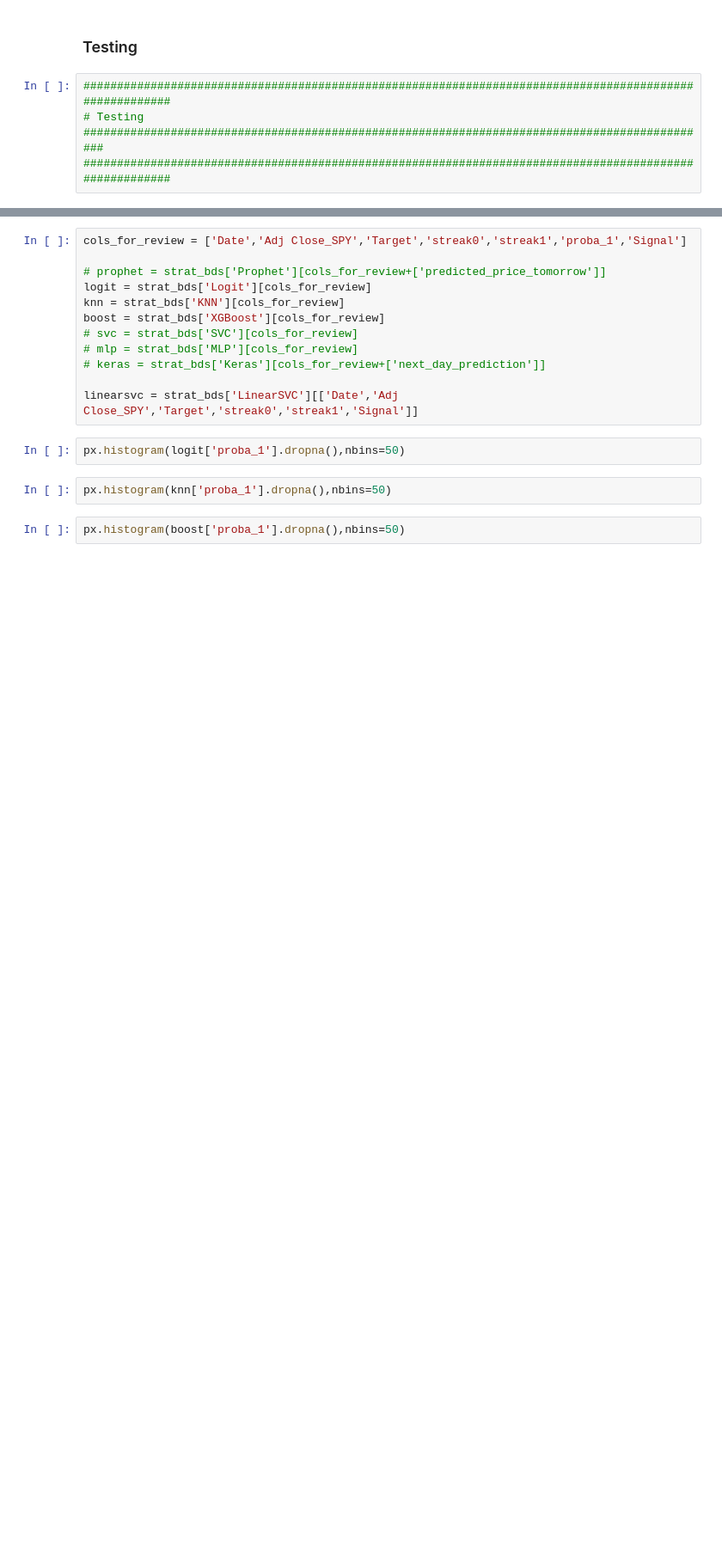
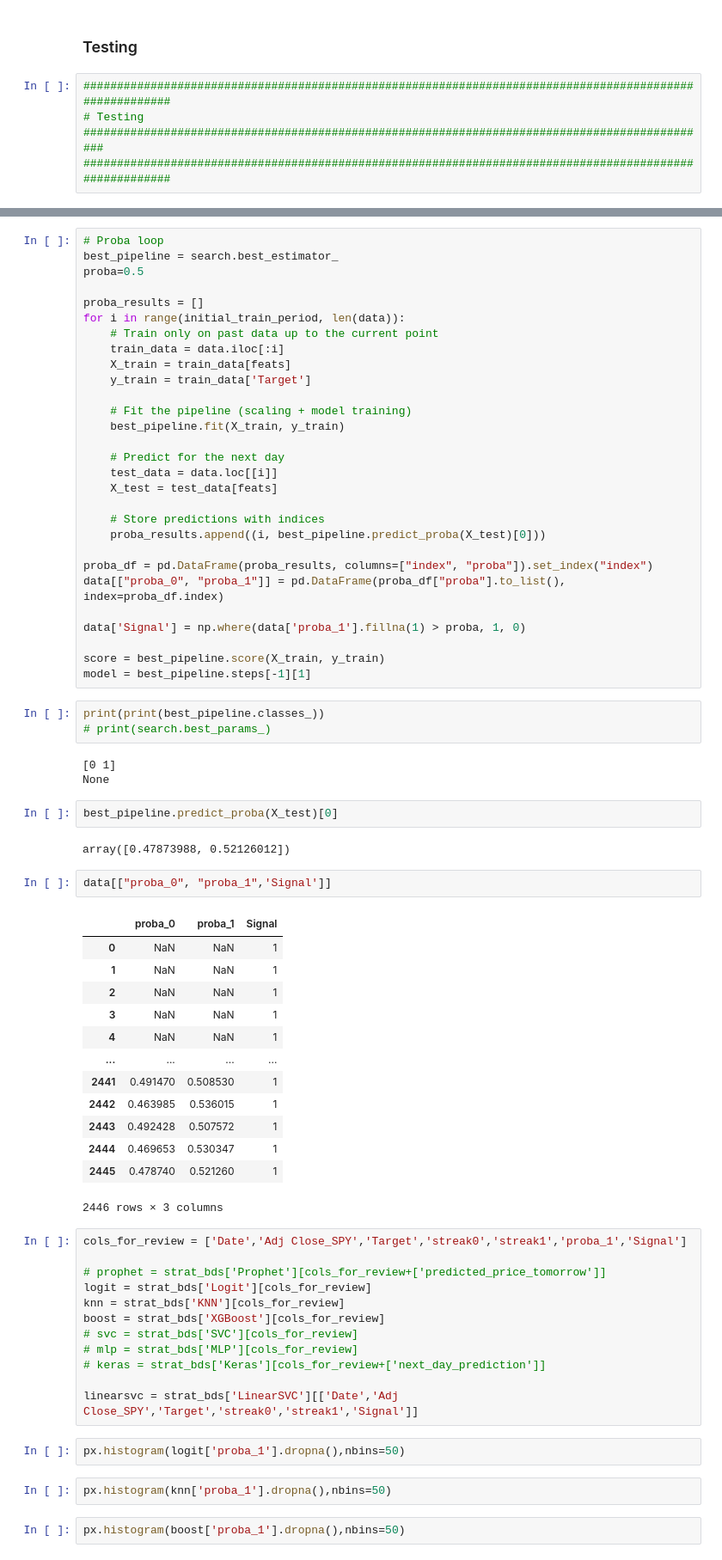
Before and after one commit to kylezengo/preds, a Jupyter notebook: Predict a Stock.ipynb, the cells around one changed output, grey strips where cells are left out. Shown at 86% size. Cells and saved outputs as stored; diff of their text form; blank space fills up the shorter version.

```diff
--- a/Predict a Stock.ipynb
+++ b/Predict a Stock.ipynb
@@ -268,3 +342,58 @@ review.sort_values(by='pct_right', ascending=False)
+# %%
+# Proba loop
+best_pipeline = search.best_estimator_
+proba=0.5
+
+proba_results = []
+for i in range(initial_train_period, len(data)):
+    # Train only on past data up to the current point
+    train_data = data.iloc[:i]
+    X_train = train_data[feats]
+    y_train = train_data['Target']
+
+    # Fit the pipeline (scaling + model training)
+    best_pipeline.fit(X_train, y_train)
+
+    # Predict for the next day
+    test_data = data.loc[[i]]
+    X_test = test_data[feats]
+
+    # Store predictions with indices
+    proba_results.append((i, best_pipeline.predict_proba(X_test)[0]))
+
+proba_df = pd.DataFrame(proba_results, columns=["index", "proba"]).set_index("index")
+data[["proba_0", "proba_1"]] = pd.DataFrame(proba_df["proba"].to_list(), index=proba_df.index)
+
+data['Signal'] = np.where(data['proba_1'].fillna(1) > proba, 1, 0)
+
+score = best_pipeline.score(X_train, y_train)
+model = best_pipeline.steps[-1][1]
+# %%
+print(print(best_pipeline.classes_))
+# print(search.best_params_)
+# %% [output]
+[0 1]
+None
+# %%
+best_pipeline.predict_proba(X_test)[0]
+# %% [output]
+array([0.47873988, 0.52126012])
+# %%
+data[["proba_0", "proba_1",'Signal']]
+# %% [output]
+|  | proba_0 | proba_1 | Signal |
+| 0 | NaN | NaN | 1 |
+| 1 | NaN | NaN | 1 |
+| 2 | NaN | NaN | 1 |
+| 3 | NaN | NaN | 1 |
+| 4 | NaN | NaN | 1 |
+| ... | ... | ... | ... |
+| 2441 | 0.491470 | 0.508530 | 1 |
+| 2442 | 0.463985 | 0.536015 | 1 |
+| 2443 | 0.492428 | 0.507572 | 1 |
+| 2444 | 0.469653 | 0.530347 | 1 |
+| 2445 | 0.478740 | 0.521260 | 1 |
+2446 rows × 3 columns
 # %%
 cols_for_review = ['Date','Adj Close_SPY','Target','streak0','streak1','proba_1','Signal']
 
```
Also changed, not shown: parts of 4 cells of this notebook, 2 other files.
